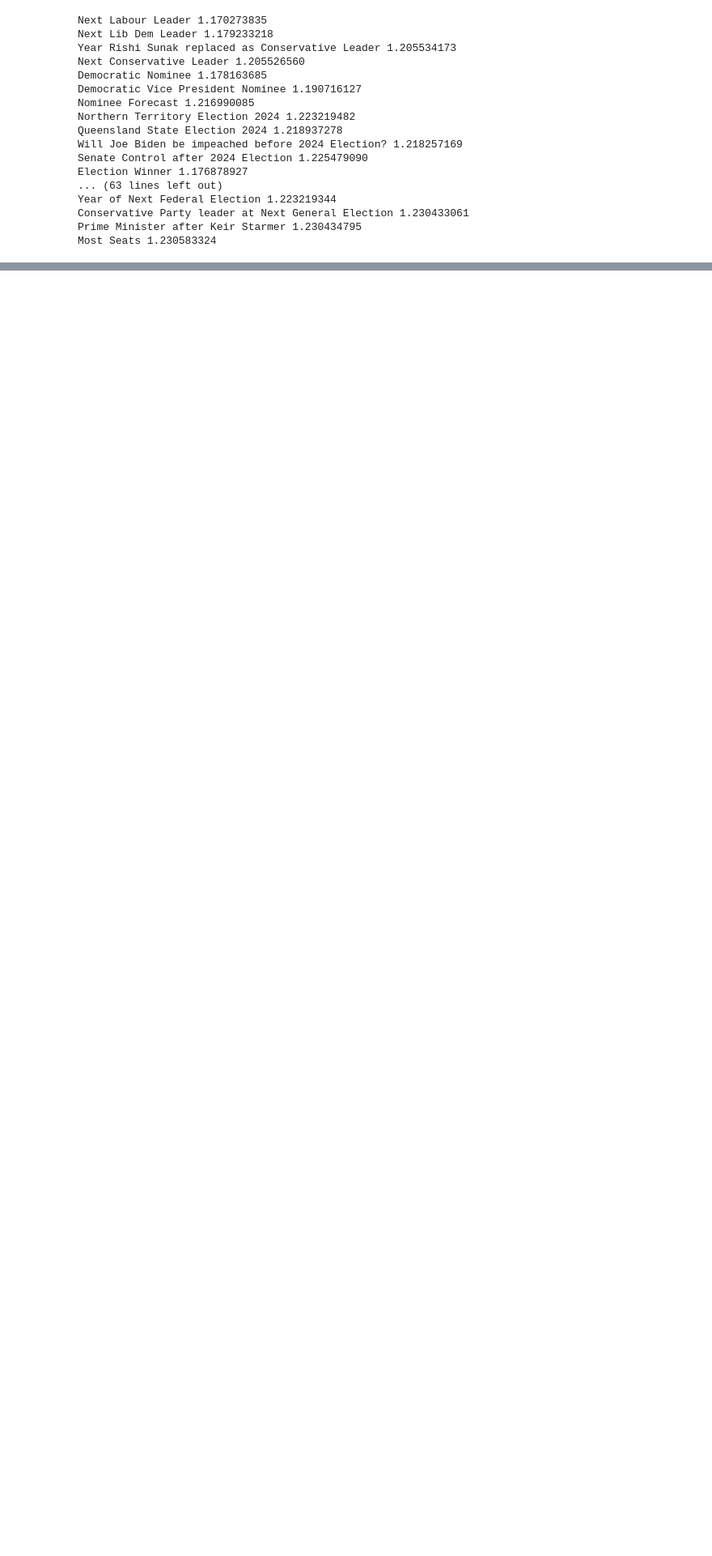
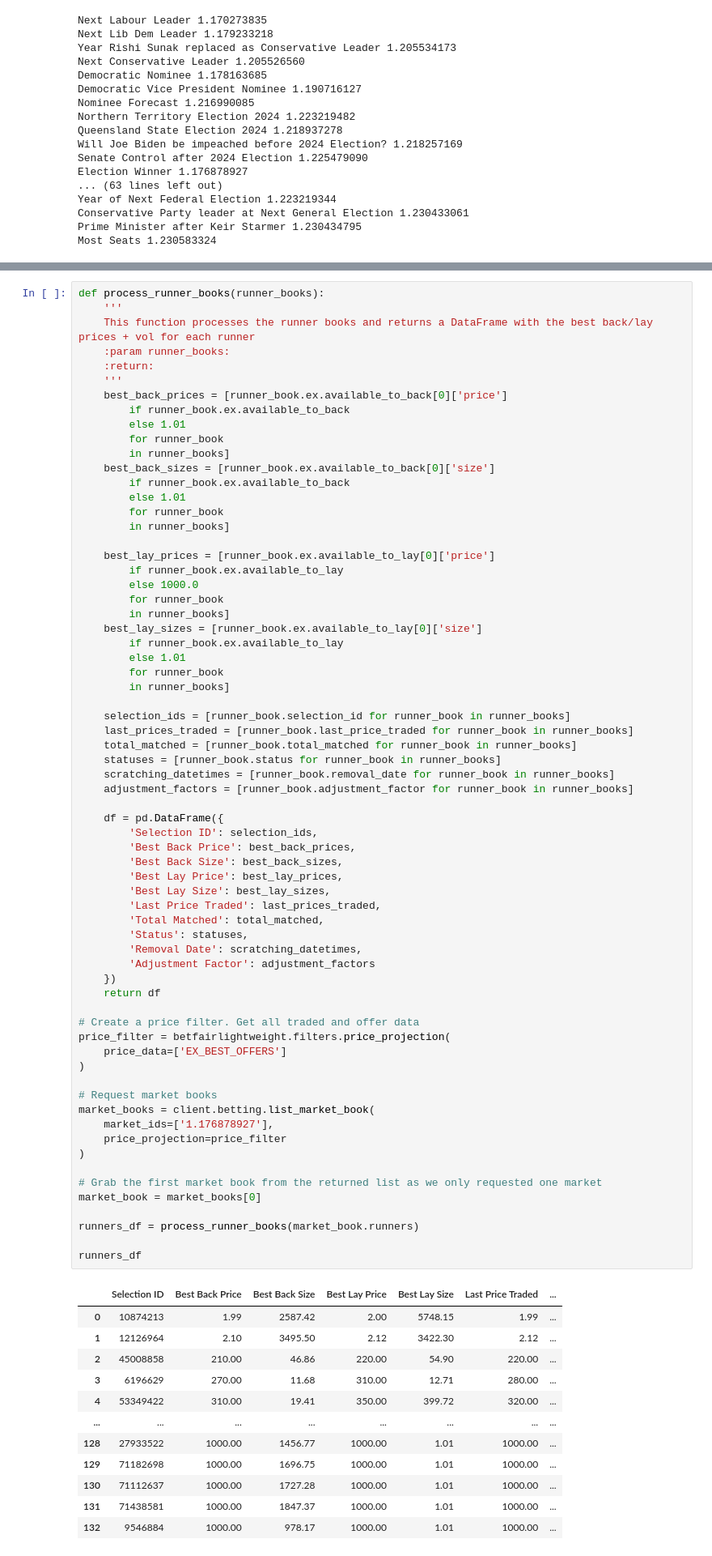
Before and after one commit to Dusoye/bookmaker_arbitrage, a Jupyter notebook: scr/odds_scrape.ipynb, the cells around one changed output, grey strips where cells are left out. Shown at 81% size. Cells and saved outputs as stored; diff of their text form; blank space fills up the shorter version.

```diff
--- a/scr/odds_scrape.ipynb
+++ b/scr/odds_scrape.ipynb
@@ -256,0 +320,80 @@ Most Seats 1.230583324
+# %%
+def process_runner_books(runner_books):
+    '''
+    This function processes the runner books and returns a DataFrame with the best back/lay prices + vol for each runner
+    :param runner_books:
+    :return:
+    '''
+    best_back_prices = [runner_book.ex.available_to_back[0]['price']
+        if runner_book.ex.available_to_back
+        else 1.01
+        for runner_book
+        in runner_books]
+    best_back_sizes = [runner_book.ex.available_to_back[0]['size']
+        if runner_book.ex.available_to_back
+        else 1.01
+        for runner_book
+        in runner_books]
+
+    best_lay_prices = [runner_book.ex.available_to_lay[0]['price']
+        if runner_book.ex.available_to_lay
+        else 1000.0
+        for runner_book
+        in runner_books]
+    best_lay_sizes = [runner_book.ex.available_to_lay[0]['size']
+        if runner_book.ex.available_to_lay
+        else 1.01
+        for runner_book
+        in runner_books]
+
+    selection_ids = [runner_book.selection_id for runner_book in runner_books]
+    last_prices_traded = [runner_book.last_price_traded for runner_book in runner_books]
+    total_matched = [runner_book.total_matched for runner_book in runner_books]
+    statuses = [runner_book.status for runner_book in runner_books]
+    scratching_datetimes = [runner_book.removal_date for runner_book in runner_books]
+    adjustment_factors = [runner_book.adjustment_factor for runner_book in runner_books]
+
+    df = pd.DataFrame({
+        'Selection ID': selection_ids,
+        'Best Back Price': best_back_prices,
+        'Best Back Size': best_back_sizes,
+        'Best Lay Price': best_lay_prices,
+        'Best Lay Size': best_lay_sizes,
+        'Last Price Traded': last_prices_traded,
+        'Total Matched': total_matched,
+        'Status': statuses,
+        'Removal Date': scratching_datetimes,
+        'Adjustment Factor': adjustment_factors
+    })
+    return df
+
+# Create a price filter. Get all traded and offer data
+price_filter = betfairlightweight.filters.price_projection(
+    price_data=['EX_BEST_OFFERS']
+)
+
+# Request market books
+market_books = client.betting.list_market_book(
+    market_ids=['1.176878927'],
+    price_projection=price_filter
+)
+
+# Grab the first market book from the returned list as we only requested one market
+market_book = market_books[0]
+
+runners_df = process_runner_books(market_book.runners)
+
+runners_df
+# %% [output]
+|  | Selection ID | Best Back Price | Best Back Size | Best Lay Price | Best Lay Size | Last Price Traded | ... |
+| 0 | 10874213 | 1.99 | 2587.42 | 2.00 | 5748.15 | 1.99 | ... |
+| 1 | 12126964 | 2.10 | 3495.50 | 2.12 | 3422.30 | 2.12 | ... |
+| 2 | 45008858 | 210.00 | 46.86 | 220.00 | 54.90 | 220.00 | ... |
+| 3 | 6196629 | 270.00 | 11.68 | 310.00 | 12.71 | 280.00 | ... |
+| 4 | 53349422 | 310.00 | 19.41 | 350.00 | 399.72 | 320.00 | ... |
+| ... | ... | ... | ... | ... | ... | ... | ... |
+| 128 | 27933522 | 1000.00 | 1456.77 | 1000.00 | 1.01 | 1000.00 | ... |
+| 129 | 71182698 | 1000.00 | 1696.75 | 1000.00 | 1.01 | 1000.00 | ... |
+| 130 | 71112637 | 1000.00 | 1727.28 | 1000.00 | 1.01 | 1000.00 | ... |
+| 131 | 71438581 | 1000.00 | 1847.37 | 1000.00 | 1.01 | 1000.00 | ... |
+| 132 | 9546884 | 1000.00 | 978.17 | 1000.00 | 1.01 | 1000.00 | ... |
```
Also changed, not shown: parts of 6 cells of this notebook.
